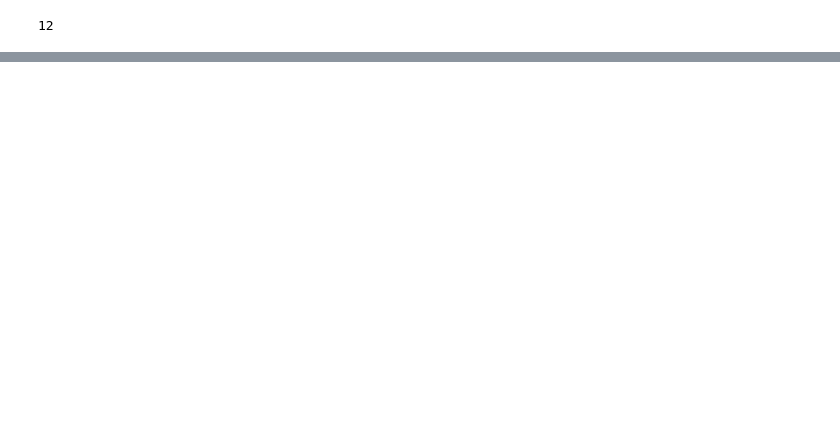
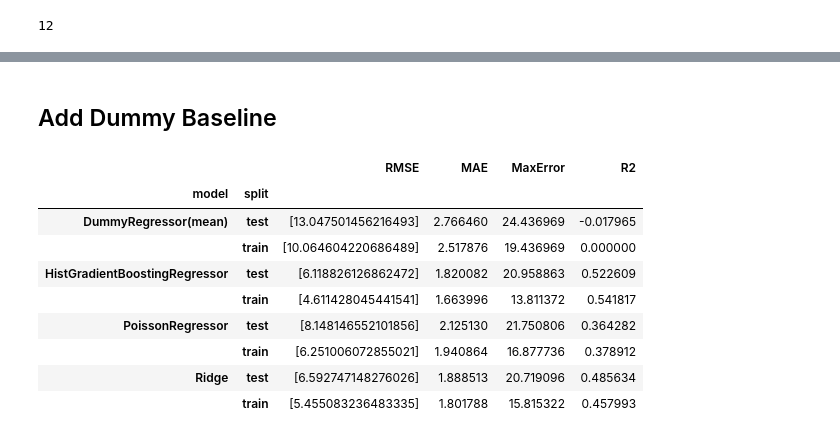
Before and after one commit to terryjbates/predicting_urban_events_with_scikit_learn, a Jupyter notebook: ch_3_design_ml_model.ipynb, the cells around one changed output, grey strips where cells are left out. Saved outputs shown, nothing was run; the diff lists cells and outputs as text; code cells hidden in the pictures; blank space fills up the shorter version.

Commit message:
Complete design ML model

```diff
--- a/ch_3_design_ml_model.ipynb
+++ b/ch_3_design_ml_model.ipynb
@@ -1277,0 +1622,3 @@ len(feature_names)
+# %%
+feat_df = add_time_features(dense, time_col="interval_start")
+feat_df.head(1)
@@ -1277,0 +1630,16 @@ len(feature_names)
+# %%
+feat_df = feat_df.sort_values("interval_start").reset_index(drop=True)
+
+split_idx = int(len(feat_df) * 0.85)
+train_df = feat_df.iloc[:split_idx].copy()
+test_df  = feat_df.iloc[split_idx:].copy()
+
+feature_spec = FeatureSpec()  # defaults: neighborhood + time cyc features
+feature_cols = list(feature_spec.categorical) + list(feature_spec.numeric)
+target_col = "count"
+
+X_train = train_df[feature_cols]
+y_train = train_df[target_col]
+
+X_test = test_df[feature_cols]
+y_test = test_df[target_col]
@@ -1277,0 +1653,12 @@ len(feature_names)
+# %%
+store = MetricsStore()
+
+ridge_pipe = make_ridge_pipeline(feature_spec, alpha=1.0)
+hgbr_pipe  = make_hgbr_pipeline(feature_spec)   # defaults in package
+pois_pipe  = make_poisson_pipeline(feature_spec, alpha=1.0)
+
+evaluate_model("Ridge", ridge_pipe, X_train=X_train, y_train=y_train, X_test=X_test, y_test=y_test, store=store)
+evaluate_model("HistGradientBoostingRegressor", hgbr_pipe, X_train=X_train, y_train=y_train, X_test=X_test, y_test=y_test, store=store)
+evaluate_model("PoissonRegressor", pois_pipe, X_train=X_train, y_train=y_train, X_test=X_test, y_test=y_test, store=store)
+
+store.to_frame()
@@ -1277,0 +1674,27 @@ len(feature_names)
+# %% [markdown]
+## Add Dummy Baseline
+# %%
+from sklearn.dummy import DummyRegressor
+
+dummy = DummyRegressor(strategy="mean")
+dummy.fit(X_train, y_train)
+
+yhat_tr = dummy.predict(X_train)
+yhat_te = dummy.predict(X_test)
+
+from city_events_ml.evaluation import compute_metrics
+store.log(model="DummyRegressor(mean)", split="train", metrics=compute_metrics(y_train, yhat_tr))
+store.log(model="DummyRegressor(mean)", split="test", metrics=compute_metrics(y_test, yhat_te))
+
+store.to_frame()
+# %% [output]
+|  |  | RMSE | MAE | MaxError | R2 |
+| model | split |  |  |  |  |
+| DummyRegressor(mean) | test | [13.047501456216493] | 2.766460 | 24.436969 | -0.017965 |
+|  | train | [10.064604220686489] | 2.517876 | 19.436969 | 0.000000 |
+| HistGradientBoostingRegressor | test | [6.118826126862472] | 1.820082 | 20.958863 | 0.522609 |
+|  | train | [4.611428045441541] | 1.663996 | 13.811372 | 0.541817 |
+| PoissonRegressor | test | [8.148146552101856] | 2.125130 | 21.750806 | 0.364282 |
+|  | train | [6.251006072855021] | 1.940864 | 16.877736 | 0.378912 |
+| Ridge | test | [6.592747148276026] | 1.888513 | 20.719096 | 0.485634 |
+|  | train | [5.455083236483335] | 1.801788 | 15.815322 | 0.457993 |
```
Also changed, not shown: parts of 73 cells of this notebook, 1 other file.
